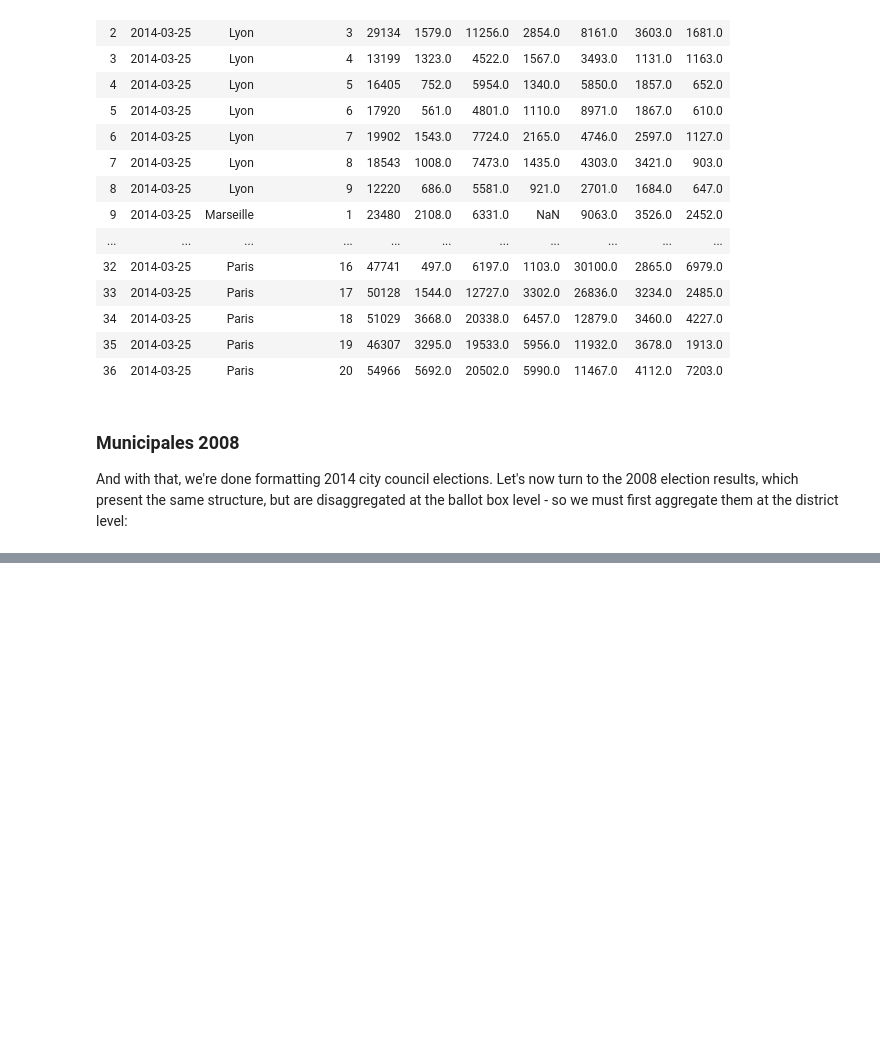
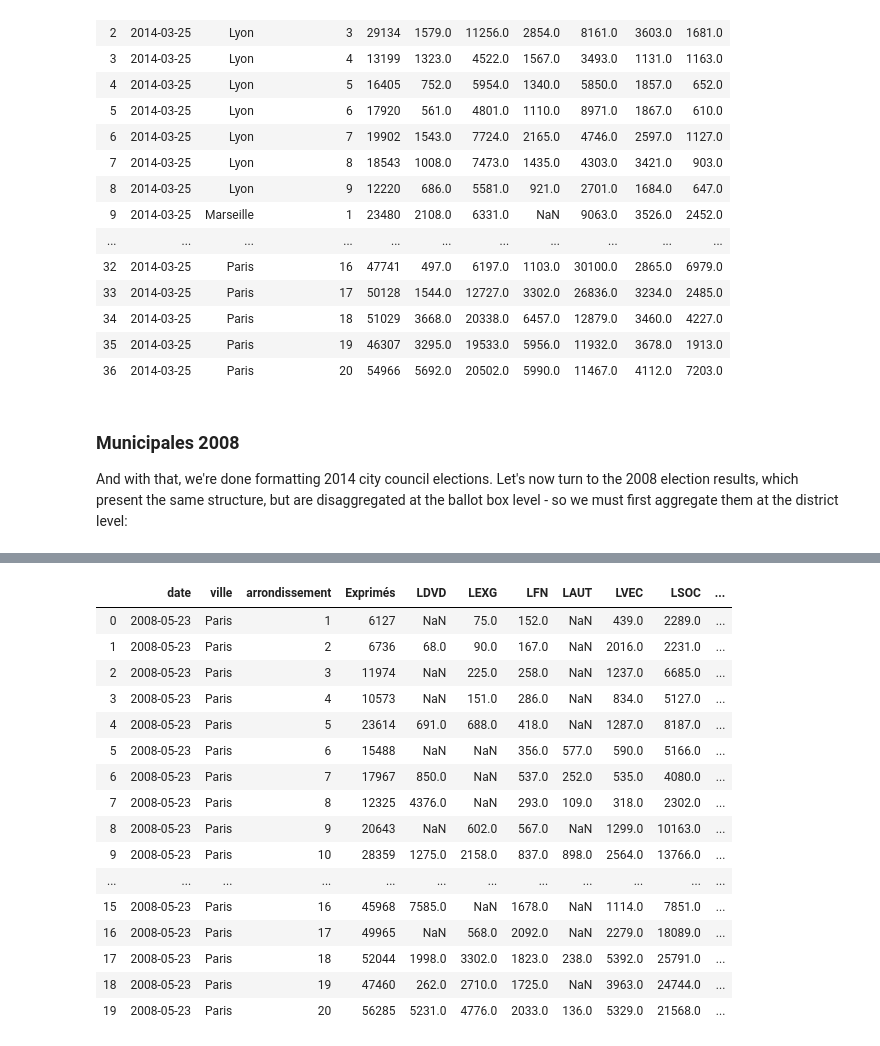
Before and after one commit to pollsposition/models, a Jupyter notebook: fondamentaux/format_munic_data.ipynb, the cells around one changed output, grey strips where cells are left out. Saved outputs shown, nothing was run; the diff lists cells and outputs as text; code cells hidden in the pictures; blank space fills up the shorter version.

Commit message:
Started formatting munci2008 results

```diff
--- a/fondamentaux/format_munic_data.ipynb
+++ b/fondamentaux/format_munic_data.ipynb
@@ -126,11 +123,11 @@ d.head()
 The main difficulty lies in the fact that party labels (what we'll call "nuances") and party results are separated (they each have their dedicated column). Our first task is then to match each label with its results. Let's begin by isolating the useful columns:
 # %%
 subset = ["date", "ville", "arrondissement", "Exprimés"]
-for i, j in zip(
+for n, s in zip(
     d.filter(like="Code Nuance").columns, d.columns[d.columns.str.startswith("Voix")]
 ):
-    subset.append(i)
-    subset.append(j)
+    subset.append(n)
+    subset.append(s)
 d = d[subset]
 d.head()
 # %% [output]
@@ -194,0 +189,10 @@ And with that, we're done formatting 2014 city council elections. Let's now turn
+# %%
+df = pd.read_excel("data/election_results_1st_round/munic2008-bdv.xlsx")
+df = df.rename(columns={"Libellé de la commune": "ville"})
+df = df[df.ville == "Paris"].sort_values(["Code du b.vote"])
+df["date"] = df["Date de l'export"].dt.normalize()
+
+# Infer arrondissement from ballot-box number:
+df["arrondissement"], _ = (df["Code du b.vote"] / 100).astype(str).str.split(".").str
+df["arrondissement"] = df["arrondissement"].astype(int)
+df.head()
@@ -194,0 +207,20 @@ And with that, we're done formatting 2014 city council elections. Let's now turn
+# %%
+nuances_lbls = df.filter(like="Code Nuance").columns.tolist()
+nuances_df = df[["date", "ville", "arrondissement"] + nuances_lbls]
+# aggregate nuances by arrondissement (take first one because nuances are the same for all ballot box in each arrondissement):
+nuances_df = nuances_df.groupby("arrondissement").first()
+
+scores_lbls = df.columns[df.columns.str.startswith("Voix")].tolist()
+scores_df = df[["arrondissement", "Exprimés"] + scores_lbls]
+# add all scores for each party, in each arrondissement:
+scores_df = scores_df.groupby("arrondissement").sum()
+
+# aggregate nuances and scores by arrondissement:
+df = nuances_df.join(scores_df).reset_index()
+# reorder columns:
+reorder = ["date", "ville", "arrondissement", "Exprimés"]
+for n, s in zip(nuances_lbls, scores_lbls):
+    reorder.append(n)
+    reorder.append(s)
+df = df[reorder]
+df.head()
@@ -194,0 +235,21 @@ And with that, we're done formatting 2014 city council elections. Let's now turn
+# %%
+nuances_set = extract_nuances(df.filter(like="Code Nuance"))
+format_results(df, nuances_set)
+# %% [output]
+|  | date | ville | arrondissement | Exprimés | LDVD | LEXG | LFN | LAUT | LVEC | LSOC | ... |
+| 0 | 2008-05-23 | Paris | 1 | 6127 | NaN | 75.0 | 152.0 | NaN | 439.0 | 2289.0 | ... |
+| 1 | 2008-05-23 | Paris | 2 | 6736 | 68.0 | 90.0 | 167.0 | NaN | 2016.0 | 2231.0 | ... |
+| 2 | 2008-05-23 | Paris | 3 | 11974 | NaN | 225.0 | 258.0 | NaN | 1237.0 | 6685.0 | ... |
+| 3 | 2008-05-23 | Paris | 4 | 10573 | NaN | 151.0 | 286.0 | NaN | 834.0 | 5127.0 | ... |
+| 4 | 2008-05-23 | Paris | 5 | 23614 | 691.0 | 688.0 | 418.0 | NaN | 1287.0 | 8187.0 | ... |
+| 5 | 2008-05-23 | Paris | 6 | 15488 | NaN | NaN | 356.0 | 577.0 | 590.0 | 5166.0 | ... |
+| 6 | 2008-05-23 | Paris | 7 | 17967 | 850.0 | NaN | 537.0 | 252.0 | 535.0 | 4080.0 | ... |
+| 7 | 2008-05-23 | Paris | 8 | 12325 | 4376.0 | NaN | 293.0 | 109.0 | 318.0 | 2302.0 | ... |
+| 8 | 2008-05-23 | Paris | 9 | 20643 | NaN | 602.0 | 567.0 | NaN | 1299.0 | 10163.0 | ... |
+| 9 | 2008-05-23 | Paris | 10 | 28359 | 1275.0 | 2158.0 | 837.0 | 898.0 | 2564.0 | 13766.0 | ... |
+| ... | ... | ... | ... | ... | ... | ... | ... | ... | ... | ... | ... |
+| 15 | 2008-05-23 | Paris | 16 | 45968 | 7585.0 | NaN | 1678.0 | NaN | 1114.0 | 7851.0 | ... |
+| 16 | 2008-05-23 | Paris | 17 | 49965 | NaN | 568.0 | 2092.0 | NaN | 2279.0 | 18089.0 | ... |
+| 17 | 2008-05-23 | Paris | 18 | 52044 | 1998.0 | 3302.0 | 1823.0 | 238.0 | 5392.0 | 25791.0 | ... |
+| 18 | 2008-05-23 | Paris | 19 | 47460 | 262.0 | 2710.0 | 1725.0 | NaN | 3963.0 | 24744.0 | ... |
+| 19 | 2008-05-23 | Paris | 20 | 56285 | 5231.0 | 4776.0 | 2033.0 | 136.0 | 5329.0 | 21568.0 | ... |
```
Also changed, not shown: parts of 5 cells of this notebook, 3 other files.
